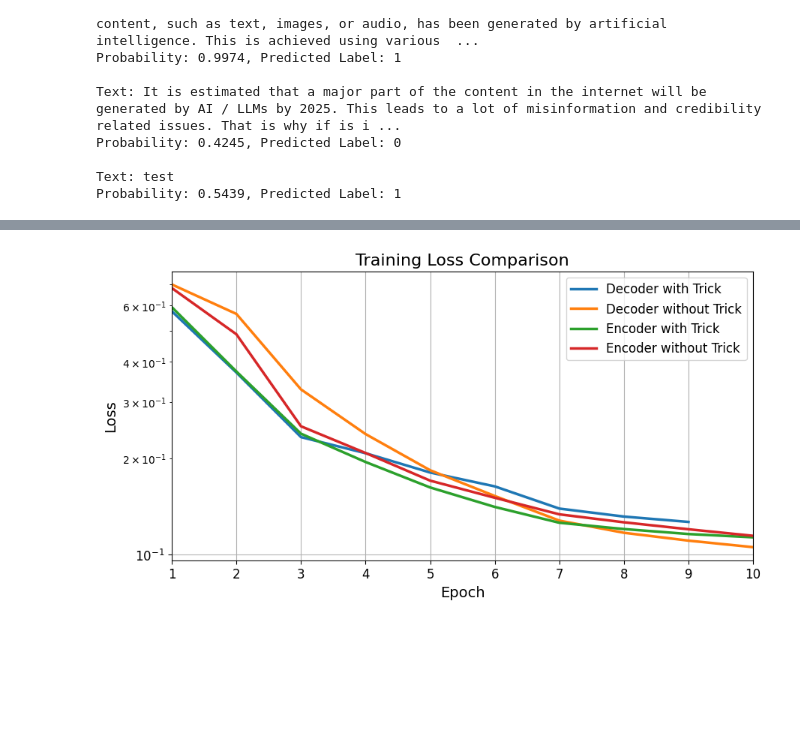
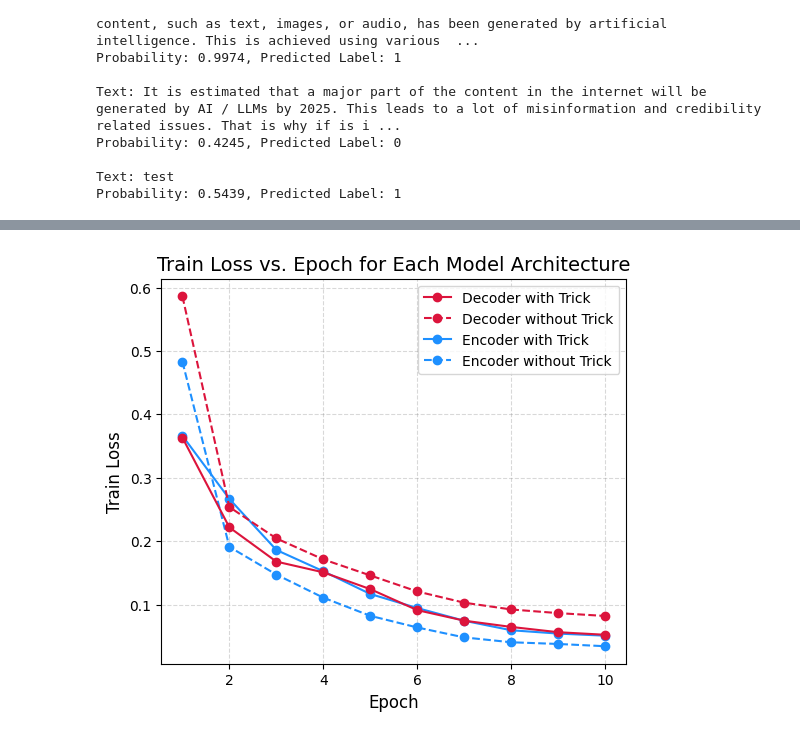
Before and after one commit to Michal1337/GenTextDetect, a Jupyter notebook: src/scripts/experiments/tmp.ipynb, the cells around one changed output, grey strips where cells are left out. Cells and saved outputs as stored; diff of their text form; code cells hidden in the pictures; blank space fills up the shorter version.

Commit message:
add more plots

```diff
--- a/src/scripts/experiments/tmp.ipynb
+++ b/src/scripts/experiments/tmp.ipynb
@@ -185,10 +179,10 @@ Probability: 0.4245, Predicted Label: 0
 Text: test
 Probability: 0.5439, Predicted Label: 1
 # %%
-df1 = pd.read_csv(TRAINING_HISTORY_PATH + "baseline/training_history_baseline_large_master-mini.csv")
-df2 = pd.read_csv(TRAINING_HISTORY_PATH + "baseline/training_history_baseline_large_encoder_master-mini.csv")
-df3 = pd.read_csv(TRAINING_HISTORY_PATH + "baseline/training_history_baseline_large_encoder_withtrick_master-mini.csv")
-df4 = pd.read_csv(TRAINING_HISTORY_PATH + "baseline/training_history_baseline_large_notrick_master-mini.csv")
+df1 = pd.read_csv(TRAINING_HISTORY_PATH + "baseline/training_history_baseline_mini_master-mini.csv")
+df2 = pd.read_csv(TRAINING_HISTORY_PATH + "baseline/training_history_baseline_notrick_mini_master-mini.csv")
+df3 = pd.read_csv(TRAINING_HISTORY_PATH + "baseline/training_history_baseline_encoder_mini_master-mini.csv")
+df4 = pd.read_csv(TRAINING_HISTORY_PATH + "baseline/training_history_baseline_encoder_notrick_mini_master-mini.csv")
 df1.head()
 # %% [output]
 |  | epoch | train_loss | val_loss | val_accuracy | val_balanced_accuracy | val_precision | val_recall | val_f1 | ... |
@@ -200,18 +194,29 @@ df1.head()
 # %%
-plt.figure(figsize=(10, 5))
-plt.title("Training Loss Comparison", fontsize=16)
-plt.xlabel("Epoch", fontsize=14)
-plt.ylabel("Loss", fontsize=14)
-plt.xlim(1, 10)
-plt.plot(df1["epoch"], df1["train_loss"], label="Decoder with Trick", linewidth=2.5)
-plt.plot(df4["epoch"], df4["train_loss"], label="Decoder without Trick", linewidth=2.5)
-plt.plot(df3["epoch"], df3["train_loss"], label="Encoder with Trick", linewidth=2.5)
-plt.plot(df2["epoch"], df2["train_loss"], label="Encoder without Trick", linewidth=2.5)
-plt.xticks(fontsize=12)
-plt.yticks(fontsize=12)
-plt.legend(fontsize=12)
-plt.yscale("log")
-plt.grid()
+plt.figure(figsize=(6, 5))
+plt.title("Training Loss Comparison", fontsize=14)
+plt.plot(df3["epoch"], df3["train_loss"], label="Encoder with Trick", marker='o', color="dodgerblue")
+plt.plot(df4["epoch"], df4["train_loss"], label="Encoder without Trick", marker='o', linestyle='--', color="dodgerblue")
+plt.plot(df1["epoch"], df1["train_loss"], label="Decoder with Trick", marker='o', color='crimson')
+plt.plot(df2["epoch"], df2["train_loss"], label="Decoder without Trick", marker='o',linestyle='--', color="crimson")
+plt.xticks(fontsize=10)
+plt.yticks(fontsize=10)
+plt.xlabel("Epoch", fontsize=12)
+plt.ylabel("Train Loss", fontsize=12)
+plt.title("Train Loss vs. Epoch for Each Model Architecture", fontsize=14)
+handles, labels = plt.gca().get_legend_handles_labels()
+
+# Desired order
+order = [2, 3, 0, 1]
+
+# Reorder handles and labels
+handles = [handles[i] for i in order]
+labels = [labels[i] for i in order]
+
+# Add legend with custom order
+plt.legend(handles, labels)
+
+# Show only horizontal grid lines
+plt.grid(True, linestyle="--", alpha=0.3, color='gray')
 plt.show()
 # %% [output]
-[figure, old version]
+[figure, new version]
```
Also changed, not shown: parts of 5 cells of this notebook, 23 other files.
